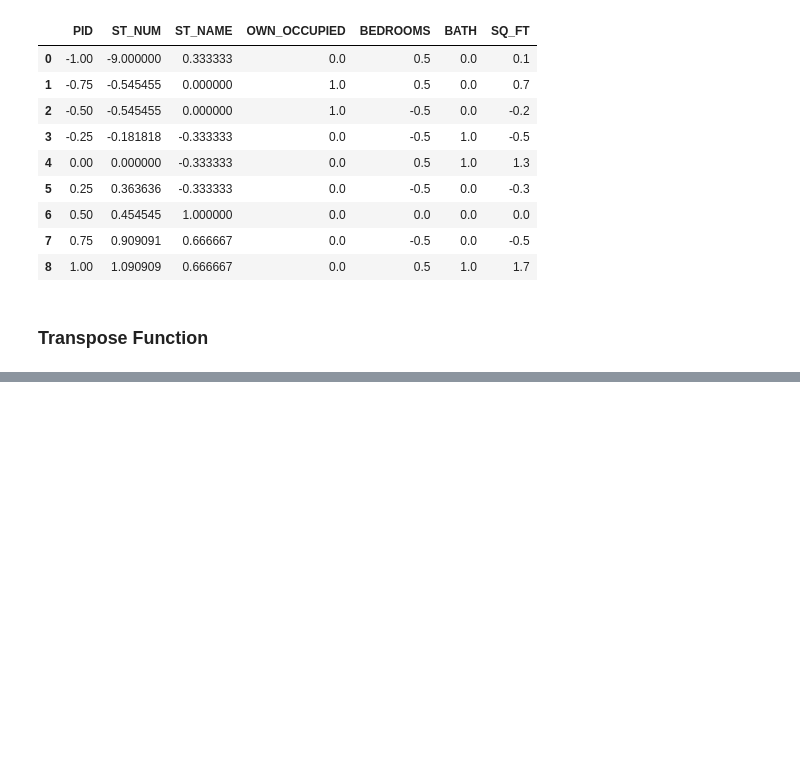
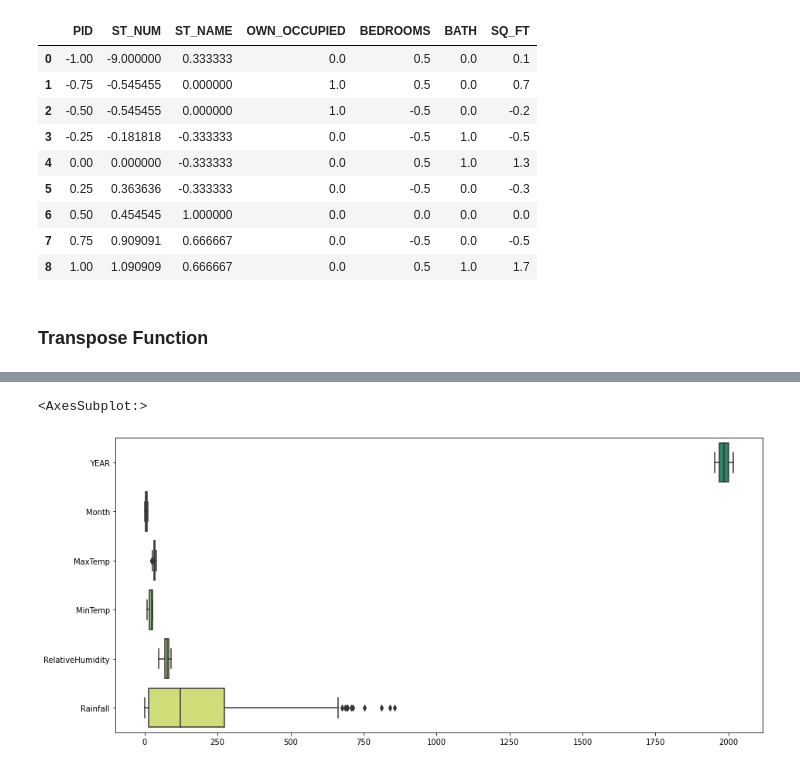
Before and after one commit to AzadMehedi/ML-Projects, a Jupyter notebook: Data_Cleaning_Basic.ipynb, the cells around one changed output, grey strips where cells are left out. Saved outputs shown, nothing was run; the diff lists cells and outputs as text; code cells hidden in the pictures; blank space fills up the shorter version.

```diff
--- a/Data_Cleaning_Basic.ipynb
+++ b/Data_Cleaning_Basic.ipynb
@@ -453,0 +559,7 @@ transposed_df
+# %%
+# boxplot for whole dataset
+plt.figure(figsize=(15,7))
+sns.boxplot(data=df, orient='h', palette='summer')
+# %% [output]
+<AxesSubplot:>
+[figure, added]
```
Also changed, not shown: parts of 21 cells of this notebook.
